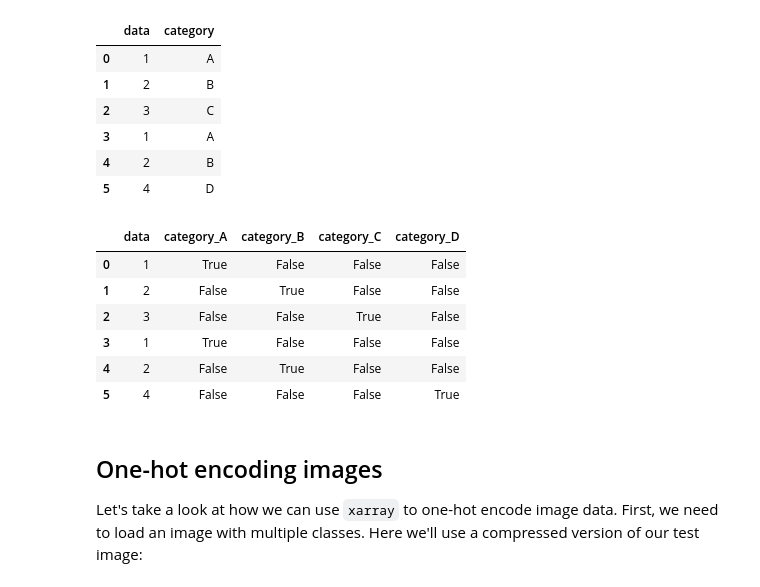
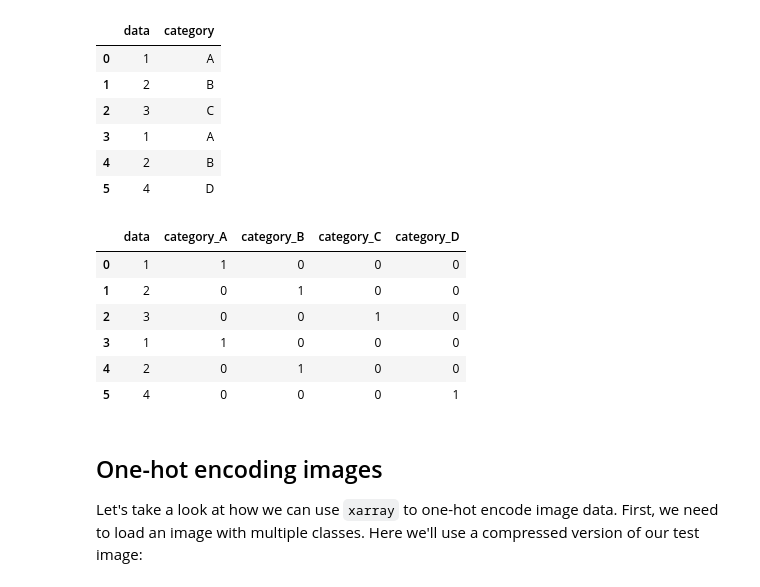
Before and after one commit to climate-analytics-lab/sioc209-2024-sp, a Jupyter notebook: sioc209-2024-sp/01_intro/03_feature_engineering.ipynb, the cells around one changed output. Saved outputs shown, nothing was run; the diff lists cells and outputs as text; code cells hidden in the pictures.

```diff
--- a/sioc209-2024-sp/01_intro/03_feature_engineering.ipynb
+++ b/sioc209-2024-sp/01_intro/03_feature_engineering.ipynb
@@ -684,16 +694,16 @@ df
 | 5 | 4 | D |
 # %%
 # Apply one-hot encoding
-encoded_df = pd.get_dummies(df, columns=['category'])
+encoded_df = pd.get_dummies(df, columns=['category'], dtype=int)
 encoded_df
 # %% [output]
 |  | data | category_A | category_B | category_C | category_D |
-| 0 | 1 | True | False | False | False |
-| 1 | 2 | False | True | False | False |
-| 2 | 3 | False | False | True | False |
-| 3 | 1 | True | False | False | False |
-| 4 | 2 | False | True | False | False |
-| 5 | 4 | False | False | False | True |
+| 0 | 1 | 1 | 0 | 0 | 0 |
+| 1 | 2 | 0 | 1 | 0 | 0 |
+| 2 | 3 | 0 | 0 | 1 | 0 |
+| 3 | 1 | 1 | 0 | 0 | 0 |
+| 4 | 2 | 0 | 1 | 0 | 0 |
+| 5 | 4 | 0 | 0 | 0 | 1 |
 # %% [markdown]
 ## One-hot encoding images
 
```
Also changed, not shown: parts of 6 cells of this notebook, 3 other files.
